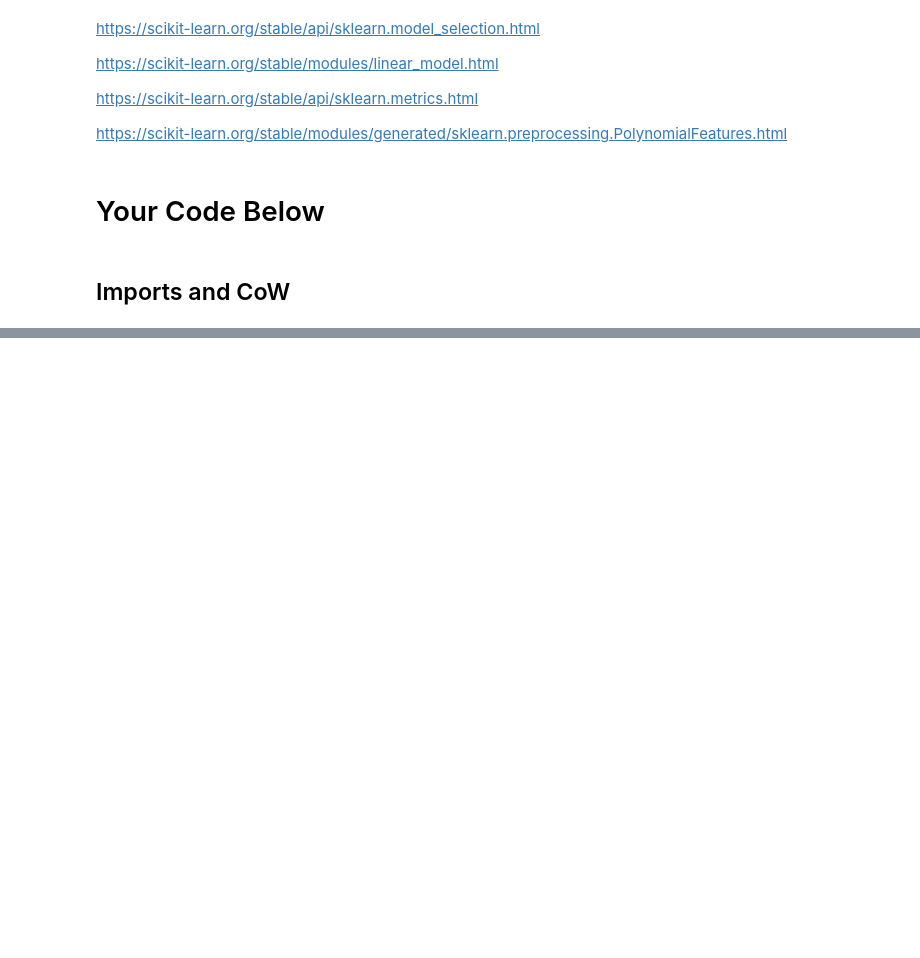
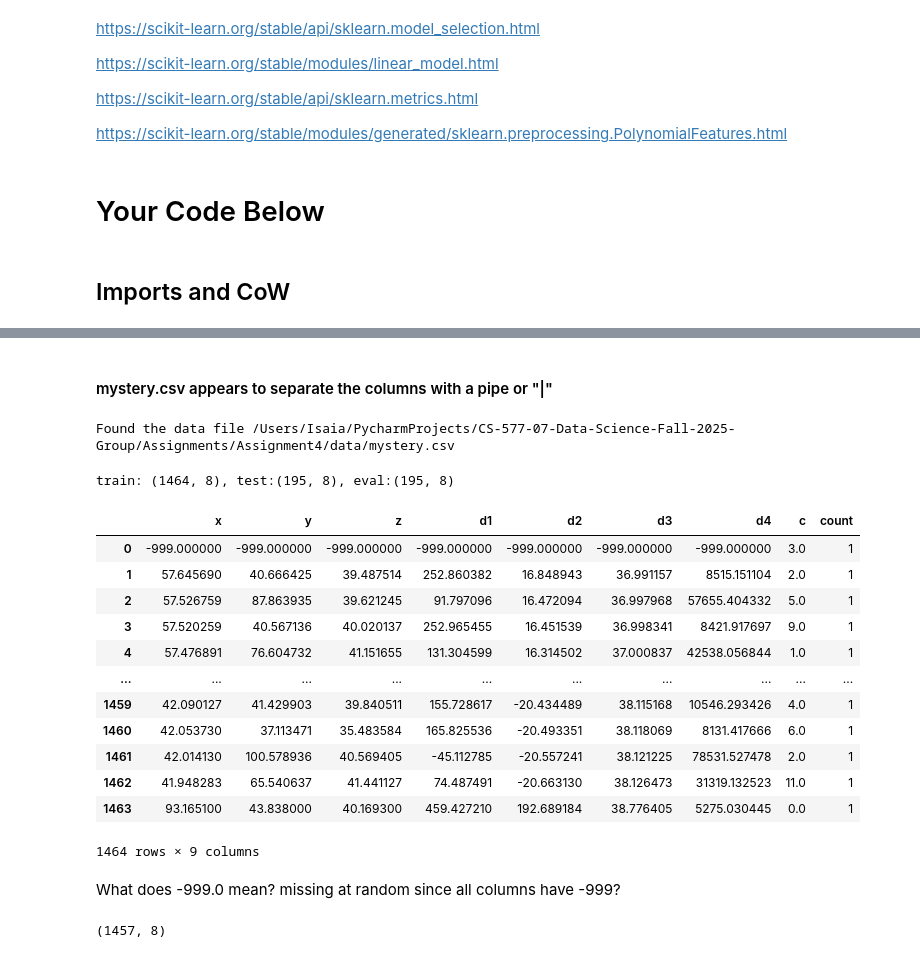
Before and after one commit to ipacheco9311/CS-577-07-Data-Science-Fall-2025-Group, a Jupyter notebook: Assignments/Assignment4/src/assignment4.ipynb, the cells around one changed output, grey strips where cells are left out. Drawn from its saved outputs; the diff is of its cells as text; code cells hidden in the pictures; blank space fills up the shorter version.

```diff
--- a/Assignments/Assignment4/src/assignment4.ipynb
+++ b/Assignments/Assignment4/src/assignment4.ipynb
@@ -54,3 +55,4 @@ import seaborn as sns
 # %%
 # Enforce Copy-on-Write (CoW) semantics here
 pd.options.mode.copy_on_write = True
+pd.set_option('display.max_rows', 100)
@@ -62,0 +75,29 @@ You must read in the given data file using relative paths, as shown in previous
+# %% [markdown]
+#### mystery.csv appears to separate the columns with a pipe or "|"
+# %%
+mystery_df = read_csv('mystery.csv', delimiter='|', float_precision='round_trip')
+# %% [output]
+Found the data file /Users/Isaia/PycharmProjects/CS-577-07-Data-Science-Fall-2025-Group/Assignments/Assignment4/data/mystery.csv
+# %%
+seed = 4
+mystery_df_train, mystery_df_test = train_test_split(mystery_df[:], train_size=0.79, random_state=seed)
+mystery_df_eval, mystery_df_test = train_test_split(mystery_df_test, test_size=0.5, random_state=seed)
+print(f'train: {mystery_df_train.shape}, test:{mystery_df_test.shape}, eval:{mystery_df_eval.shape}')
+# %% [output]
+train: (1464, 8), test:(195, 8), eval:(195, 8)
+# %%
+mystery_df_train.value_counts().reset_index()
+# %% [output]
+|  | x | y | z | d1 | d2 | d3 | d4 | c | count |
+| 0 | -999.000000 | -999.000000 | -999.000000 | -999.000000 | -999.000000 | -999.000000 | -999.000000 | 3.0 | 1 |
+| 1 | 57.645690 | 40.666425 | 39.487514 | 252.860382 | 16.848943 | 36.991157 | 8515.151104 | 2.0 | 1 |
+| 2 | 57.526759 | 87.863935 | 39.621245 | 91.797096 | 16.472094 | 36.997968 | 57655.404332 | 5.0 | 1 |
+| 3 | 57.520259 | 40.567136 | 40.020137 | 252.965455 | 16.451539 | 36.998341 | 8421.917697 | 9.0 | 1 |
+| 4 | 57.476891 | 76.604732 | 41.151655 | 131.304599 | 16.314502 | 37.000837 | 42538.056844 | 1.0 | 1 |
+| ... | ... | ... | ... | ... | ... | ... | ... | ... | ... |
+| 1459 | 42.090127 | 41.429903 | 39.840511 | 155.728617 | -20.434489 | 38.115168 | 10546.293426 | 4.0 | 1 |
+| 1460 | 42.053730 | 37.113471 | 35.483584 | 165.825536 | -20.493351 | 38.118069 | 8131.417666 | 6.0 | 1 |
+| 1461 | 42.014130 | 100.578936 | 40.569405 | -45.112785 | -20.557241 | 38.121225 | 78531.527478 | 2.0 | 1 |
+| 1462 | 41.948283 | 65.540637 | 41.441127 | 74.487491 | -20.663130 | 38.126473 | 31319.132523 | 11.0 | 1 |
+| 1463 | 93.165100 | 43.838000 | 40.169300 | 459.427210 | 192.689184 | 38.776405 | 5275.030445 | 0.0 | 1 |
+1464 rows × 9 columns
@@ -62,0 +106,2 @@ You must read in the given data file using relative paths, as shown in previous
+# %% [markdown]
+What does -999.0 mean? missing at random since all columns have -999?
@@ -62,0 +118,4 @@ You must read in the given data file using relative paths, as shown in previous
+# %%
+df.shape
+# %% [output]
+(1457, 8)
```
Also changed, not shown: parts of 14 cells of this notebook.
